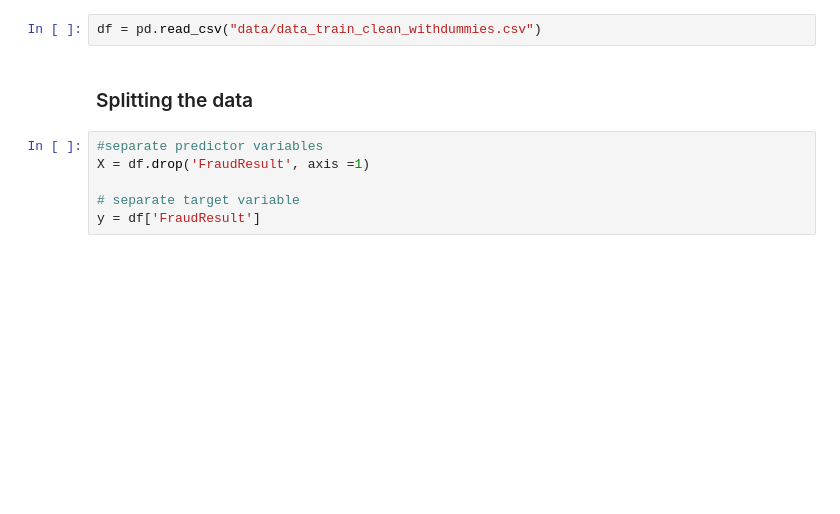
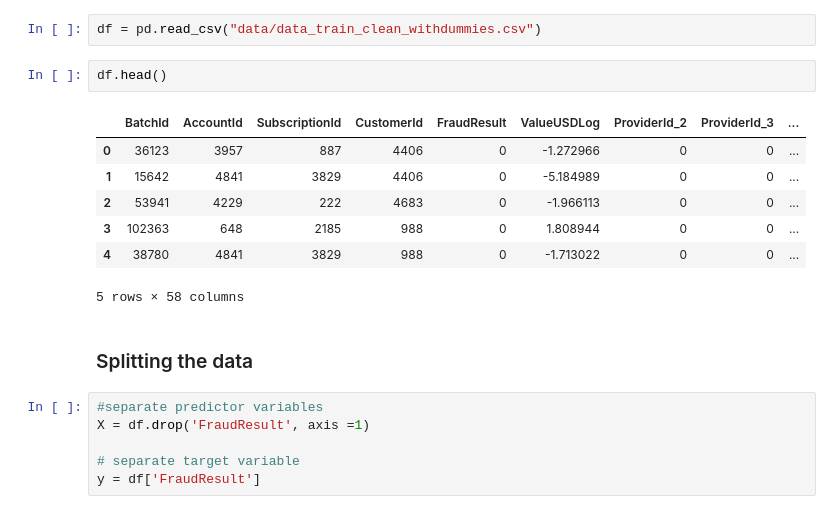
Before and after one commit to fabio-teichmann/ds-ml-project, a Jupyter notebook: Modelling.ipynb, the cells around one changed output. Saved outputs shown, nothing was run; the diff lists cells and outputs as text; blank space fills up the shorter version.

```diff
--- a/Modelling.ipynb
+++ b/Modelling.ipynb
@@ -8,5 +22,15 @@ import numpy as np
 # %%
 df = pd.read_csv("data/data_train_clean_withdummies.csv")
+# %%
+df.head()
+# %% [output]
+|  | BatchId | AccountId | SubscriptionId | CustomerId | FraudResult | ValueUSDLog | ProviderId_2 | ProviderId_3 | ... |
+| 0 | 36123 | 3957 | 887 | 4406 | 0 | -1.272966 | 0 | 0 | ... |
+| 1 | 15642 | 4841 | 3829 | 4406 | 0 | -5.184989 | 0 | 0 | ... |
+| 2 | 53941 | 4229 | 222 | 4683 | 0 | -1.966113 | 0 | 0 | ... |
+| 3 | 102363 | 648 | 2185 | 988 | 0 | 1.808944 | 0 | 0 | ... |
+| 4 | 38780 | 4841 | 3829 | 988 | 0 | -1.713022 | 0 | 0 | ... |
+5 rows × 58 columns
 # %% [markdown]
 ### Splitting the data
 # %%
```
Also changed, not shown: parts of 13 cells of this notebook.
